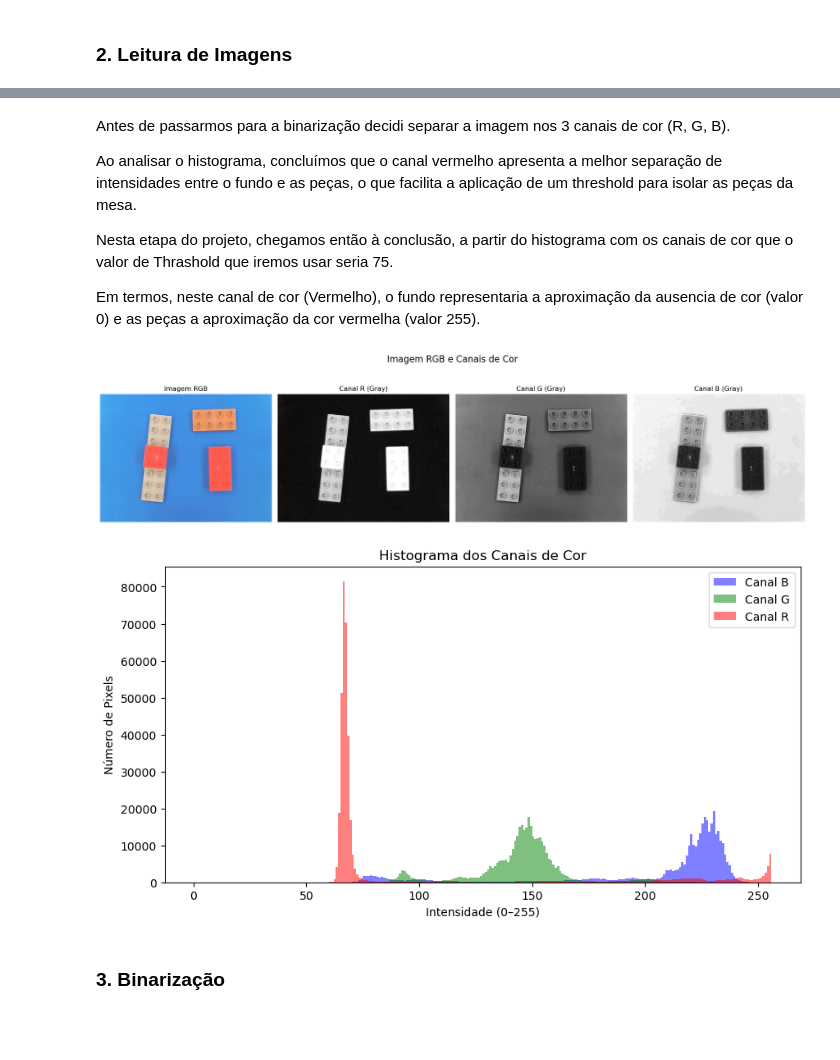
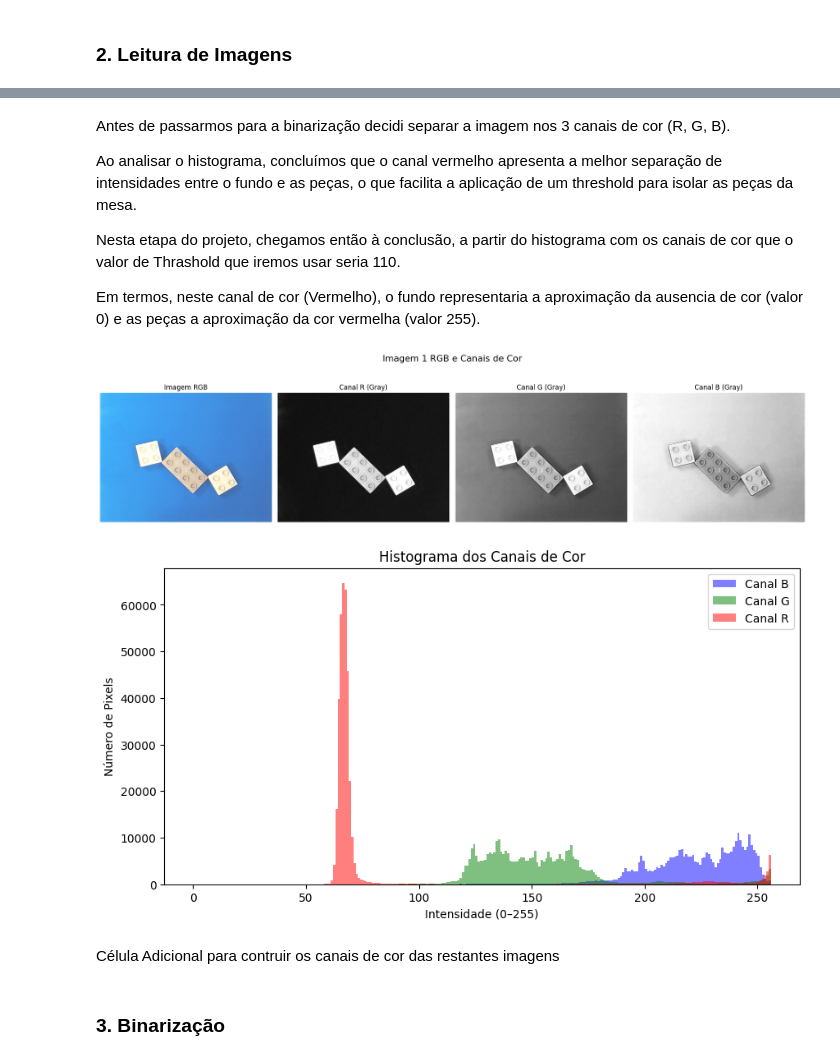
Before and after one commit to miguelac4/piv_tp1, a Jupyter notebook: src/trabalho_pratico1.ipynb, the cells around one changed output, grey strips where cells are left out. Saved outputs shown, nothing was run; the diff lists cells and outputs as text; code cells hidden in the pictures; blank space fills up the shorter version.

```diff
--- a/src/trabalho_pratico1.ipynb
+++ b/src/trabalho_pratico1.ipynb
@@ -102,64 +119,71 @@ Antes de passarmos para a binarização decidi separar a imagem nos 3 canais de
 
 Ao analisar o histograma, concluímos que o canal vermelho apresenta a melhor separação de intensidades entre o fundo e as peças, o que facilita a aplicação de um threshold para isolar as peças da mesa.
 
-Nesta etapa do projeto, chegamos então à conclusão, a partir do histograma com os canais de cor que o valor de Thrashold que iremos usar seria 75.
+Nesta etapa do projeto, chegamos então à conclusão, a partir do histograma com os canais de cor que o valor de Thrashold que iremos usar seria 110.
 
 Em termos, neste canal de cor (Vermelho), o fundo representaria a aproximação da ausencia de cor (valor 0) e as peças a aproximação da cor vermelha (valor 255).
 # %%
 # Separa canais já em RGB (ordem: R, G, B)
-r, g, b = cv2.split(img_rgb)
-zeros = np.zeros_like(r)
+r1, g1, b1 = cv2.split(img_rgb1)
+zeros1 = np.zeros_like(r1)
 
 # Constrói imagens dos canais em RGB
-img_red   = np.dstack([r, zeros, zeros])
-img_green = np.dstack([zeros, g, zeros])
-img_blue  = np.dstack([zeros, zeros, b])
+#img_red1 = np.dstack([r1, zeros1, zeros1])
+#img_green1 = np.dstack([zeros1, g1, zeros1])
+#img_blue1  = np.dstack([zeros1, zeros1, b1])
 
 # Converter cada uma para tons de cinzento
-gray_red   = cv2.cvtColor(img_red, cv2.COLOR_RGB2GRAY)
-gray_green = cv2.cvtColor(img_green, cv2.COLOR_RGB2GRAY)
-gray_blue  = cv2.cvtColor(img_blue, cv2.COLOR_RGB2GRAY)
+#gray_red1 = cv2.cvtColor(img_red1, cv2.COLOR_RGB2GRAY)
+#gray_green1 = cv2.cvtColor(img_green1, cv2.COLOR_RGB2GRAY)
+#gray_blue1  = cv2.cvtColor(img_blue1, cv2.COLOR_RGB2GRAY)
+
+# cria uma cópia independente dos valores do canal, preservando as intensidades originais (0–255) sem alterar ou reescalar a imagem
+gray_red1 = r1.copy()
+gray_green1 = g1.copy()
+gray_blue1 = b1.copy()
 
 # ___________________Canais de Cor PLOT___________________
 
 fig, axes = plt.subplots(1, 4, figsize=(18, 5))
-fig.suptitle("Imagem RGB e Canais de Cor", fontsize=16)
+fig.suptitle("Imagem 1 RGB e Canais de Cor", fontsize=16)
 
 # Imagem original
-axes[0].imshow(img_rgb)
+axes[0].imshow(img_rgb1)
 axes[0].set_title("Imagem RGB")
 axes[0].axis("off")
 
 # Canal R
-axes[1].imshow(gray_red, cmap='gray')
+axes[1].imshow(gray_red1, cmap='gray')
 axes[1].set_title("Canal R (Gray)")
 axes[1].axis("off")
 
 # Canal G
-axes[2].imshow(gray_green, cmap='gray')
+axes[2].imshow(gray_green1, cmap='gray')
 axes[2].set_title("Canal G (Gray)")
 axes[2].axis("off")
 
 # Canal B
-axes[3].imshow(gray_blue, cmap='gray')
+axes[3].imshow(gray_blue1, cmap='gray')
 axes[3].set_title("Canal B (Gray)")
 axes[3].axis("off")
 
 plt.tight_layout()
 plt.show()
 
 # ___________________HISTOGRAMA PLOT___________________
 plt.figure(figsize=(10,5))
 plt.title("Histograma dos Canais de Cor")
 plt.xlabel("Intensidade (0–255)")
 plt.ylabel("Número de Pixels")
 
-plt.hist(b.ravel(), bins=256, range=[0,256], color='blue', alpha=0.5, label='Canal B')
-plt.hist(g.ravel(), bins=256, range=[0,256], color='green', alpha=0.5, label='Canal G')
-plt.hist(r.ravel(), bins=256, range=[0,256], color='red', alpha=0.5, label='Canal R')
+plt.hist(b1.ravel(), bins=256, range=[0, 256], color='blue', alpha=0.5, label='Canal B')
+plt.hist(g1.ravel(), bins=256, range=[0, 256], color='green', alpha=0.5, label='Canal G')
+plt.hist(r1.ravel(), bins=256, range=[0, 256], color='red', alpha=0.5, label='Canal R')
 
 plt.legend()
 plt.show()
 # %% [output]
-[figure, old version]
+[figure, new version]
-[figure, old version]
+[figure, new version]
+# %% [markdown]
+Célula Adicional para contruir os canais de cor das restantes imagens
```
Also changed, not shown: parts of 9 cells of this notebook.
